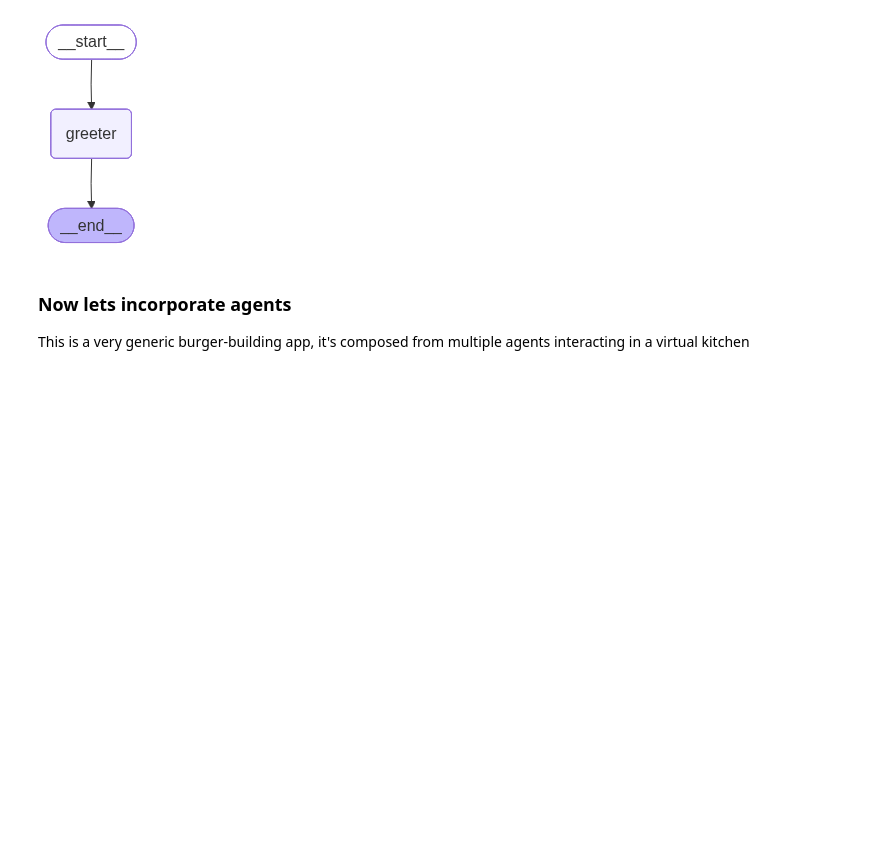
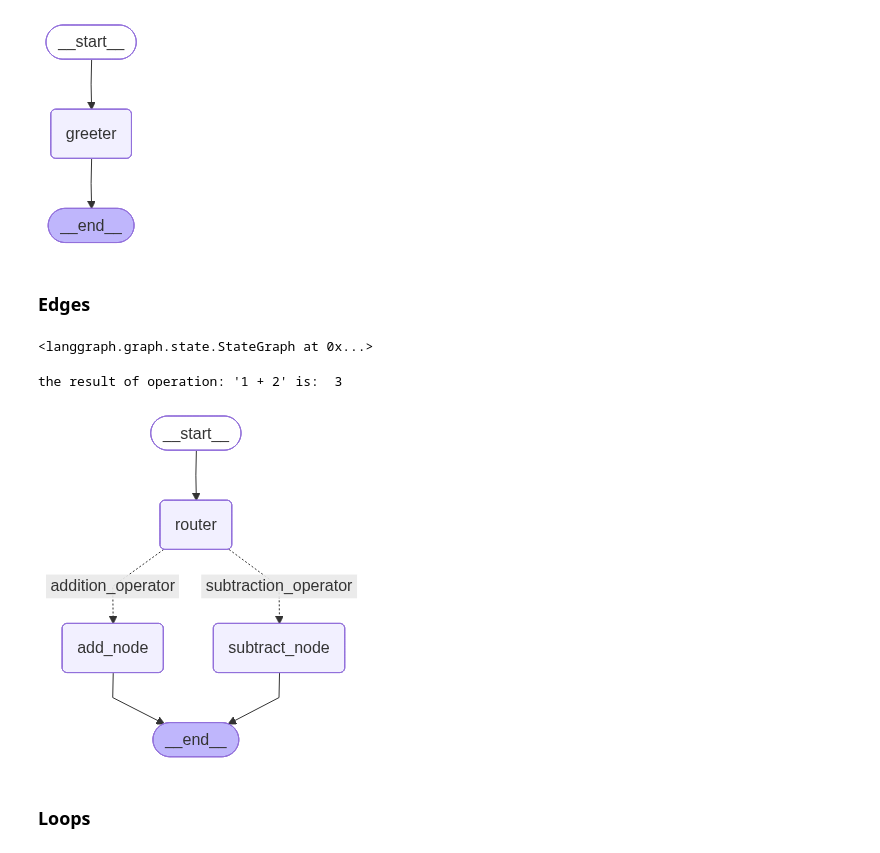
Before and after one commit to SiddSai/AutoRedBlue, a Jupyter notebook: langgraph-tutorial/main.ipynb, the cells around one changed output. Saved outputs shown, nothing was run; the diff lists cells and outputs as text; code cells hidden in the pictures; blank space fills up the shorter version.

Commit message:
complete tutorial for langgraph agents pipeline

```diff
--- a/langgraph-tutorial/main.ipynb
+++ b/langgraph-tutorial/main.ipynb
@@ -51,3 +56,5 @@ display_app_graph()
 # %% [output]
 A notification was sent to you: Hello World!
 [figure]
+# %% [markdown]
+### Edges
@@ -54,4 +86,47 @@ A notification was sent to you: Hello World!
+# %%
+graph = StateGraph(AgentState)
+
+graph.add_node("add_node", adder)
+graph.add_node("subtract_node", subtracter)
+graph.add_node("router", lambda state: state) # passthrough the state
+
+# add_edge(node, node)
+graph.add_edge(START, "router")
+
+# conditional edge
+
+# path_map = {"edge_name": "node"}
+path_map = {
+    "addition_operator": "add_node",
+    "subtraction_operator": "subtract_node"
+}
+
+# add_conditional_edges("after_node", function, pathmap)
+graph.add_conditional_edges(
+    "router",
+    switch,
+    path_map,
+)
+
+graph.add_edge("add_node", END)
+graph.add_edge("subtract_node", END)
+# %% [output]
+<langgraph.graph.state.StateGraph at 0x...>
+# %%
+app = graph.compile()
+
+initial_state = {
+    "number1": 1,
+    "number2": 2,
+    "operation": "+"
+}
+
+result_state = app.invoke(initial_state)
+print(f"the result of operation: '{result_state["number1"]} {result_state["operation"]} {result_state["number2"]}' is: ", result_state["result"])
+
+display_app_graph()
+# %% [output]
+the result of operation: '1 + 2' is:  3
+[figure, added]
 # %% [markdown]
-### Now lets incorporate agents
-
-This is a very generic burger-building app, it's composed from multiple agents interacting in a virtual kitchen
+### Loops
```
Also changed, not shown: parts of 18 cells of this notebook.
